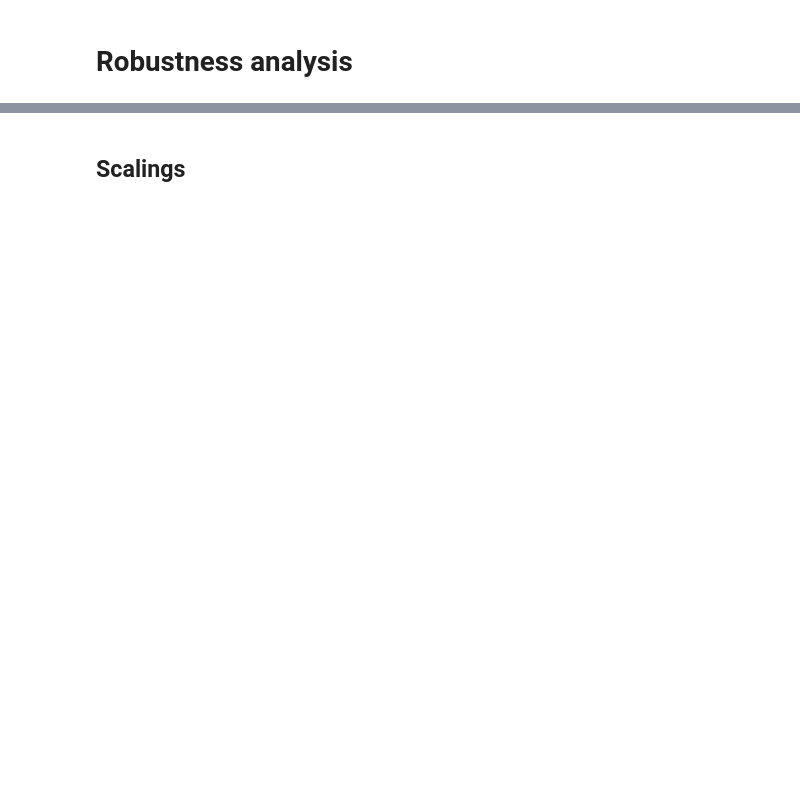
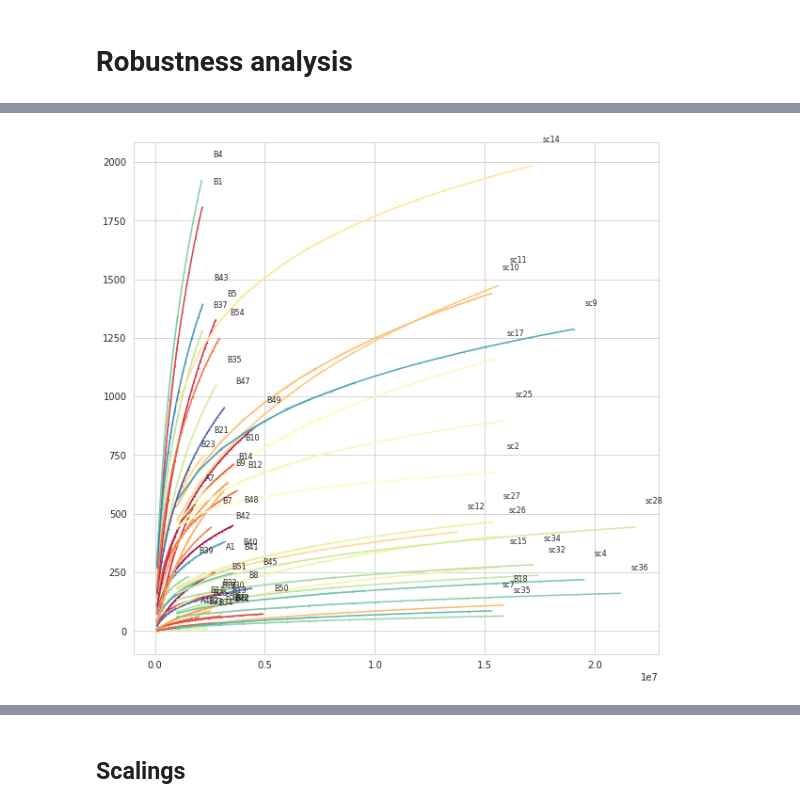
Before and after one commit to agalitsyna/sc_dros, a Jupyter notebook: WD/01_QC.ipynb, the cells around one changed output, grey strips where cells are left out. Saved outputs shown, nothing was run; the diff lists cells and outputs as text; code cells hidden in the pictures; blank space fills up the shorter version.

```diff
--- a/WD/01_QC.ipynb
+++ b/WD/01_QC.ipynb
@@ -44,0 +82,17 @@ plt.legend()
+# %%
+sns.set_palette('Spectral', 64)#, len(experiment_ids))
+
+plt.figure(figsize=[10,10])
+
+for exp in experiment_ids:
+    df_tmp = df_robustness_processed.query('exp=="{}"'.format(exp))
+    means_x, means_y, stds_y, pred_y = df_tmp.means_x, df_tmp.means_y, df_tmp.stds_y, df_tmp.pred_y
+    mx_x, mx_y = np.nanmax(means_x), np.nanmax(pred_y)
+    if mx_y>=2000:
+        continue
+    plt.plot(means_x, pred_y, label=exp, marker='.', markersize=1)
+    plt.plot(means_x, means_y, label=exp, marker='.', markersize=1, alpha=0.5)
+    plt.text(mx_x+5e5, mx_y+100, exp, fontsize=8)
+
+plt.savefig("../IMG/QC/1_robustness_less2000_pred.pdf")
+# %% [output]
@@ -44,0 +102 @@ plt.legend()
+[figure, added]
```
Also changed, not shown: parts of 16 cells of this notebook, 12 other files.
